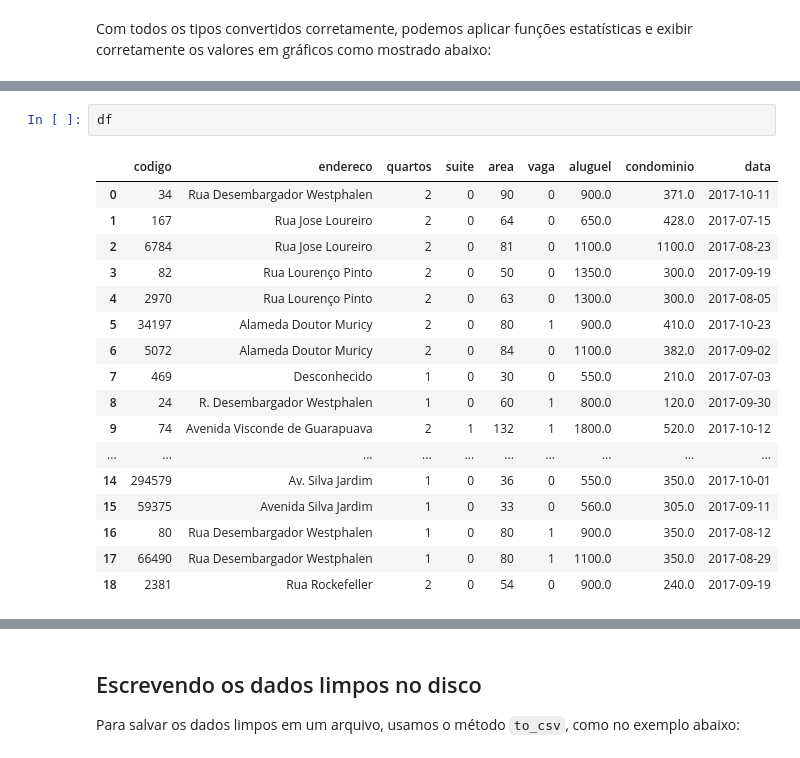
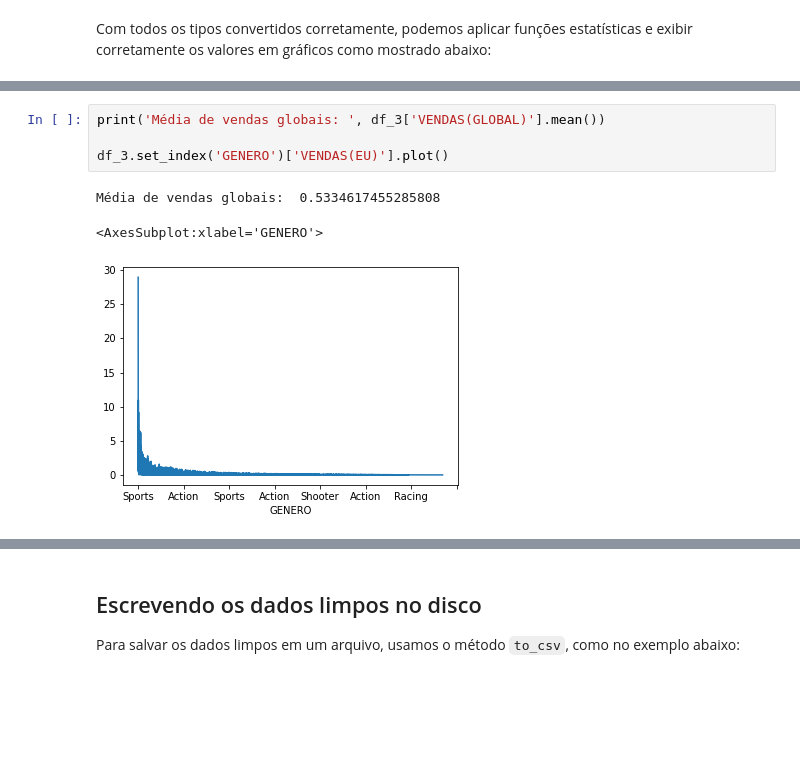
Before and after one commit to Felip-Oliv/Data_Cience, a Jupyter notebook: limpeza de dados/Pandas_Limpeza de Dados.ipynb, the cells around one changed output, grey strips where cells are left out. Drawn from its saved outputs; the diff is of its cells as text; blank space fills up the shorter version.

```diff
--- a/limpeza de dados/Pandas_Limpeza de Dados.ipynb
+++ b/limpeza de dados/Pandas_Limpeza de Dados.ipynb
@@ -401,20 +389,8 @@ Média do aluguel:  895.2631578947369
-# %%
-df
-# %% [output]
-|  | codigo | endereco | quartos | suite | area | vaga | aluguel | condominio | data |
-| 0 | 34 | Rua Desembargador Westphalen | 2 | 0 | 90 | 0 | 900.0 | 371.0 | 2017-10-11 |
-| 1 | 167 | Rua Jose Loureiro | 2 | 0 | 64 | 0 | 650.0 | 428.0 | 2017-07-15 |
-| 2 | 6784 | Rua Jose Loureiro | 2 | 0 | 81 | 0 | 1100.0 | 1100.0 | 2017-08-23 |
-| 3 | 82 | Rua Lourenço Pinto | 2 | 0 | 50 | 0 | 1350.0 | 300.0 | 2017-09-19 |
-| 4 | 2970 | Rua Lourenço Pinto | 2 | 0 | 63 | 0 | 1300.0 | 300.0 | 2017-08-05 |
-| 5 | 34197 | Alameda Doutor Muricy | 2 | 0 | 80 | 1 | 900.0 | 410.0 | 2017-10-23 |
-| 6 | 5072 | Alameda Doutor Muricy | 2 | 0 | 84 | 0 | 1100.0 | 382.0 | 2017-09-02 |
-| 7 | 469 | Desconhecido | 1 | 0 | 30 | 0 | 550.0 | 210.0 | 2017-07-03 |
-| 8 | 24 | R. Desembargador Westphalen | 1 | 0 | 60 | 1 | 800.0 | 120.0 | 2017-09-30 |
-| 9 | 74 | Avenida Visconde de Guarapuava | 2 | 1 | 132 | 1 | 1800.0 | 520.0 | 2017-10-12 |
-| ... | ... | ... | ... | ... | ... | ... | ... | ... | ... |
-| 14 | 294579 | Av. Silva Jardim | 1 | 0 | 36 | 0 | 550.0 | 350.0 | 2017-10-01 |
-| 15 | 59375 | Avenida Silva Jardim | 1 | 0 | 33 | 0 | 560.0 | 305.0 | 2017-09-11 |
-| 16 | 80 | Rua Desembargador Westphalen | 1 | 0 | 80 | 1 | 900.0 | 350.0 | 2017-08-12 |
-| 17 | 66490 | Rua Desembargador Westphalen | 1 | 0 | 80 | 1 | 1100.0 | 350.0 | 2017-08-29 |
-| 18 | 2381 | Rua Rockefeller | 2 | 0 | 54 | 0 | 900.0 | 240.0 | 2017-09-19 |
+# %%
+print('Média de vendas globais: ', df_3['VENDAS(GLOBAL)'].mean())
+
+df_3.set_index('GENERO')['VENDAS(EU)'].plot()
+# %% [output]
+Média de vendas globais:  0.5334617455285808
+<AxesSubplot:xlabel='GENERO'>
+[figure, added]
```
Also changed, not shown: parts of 7 cells of this notebook, 1 other file.
